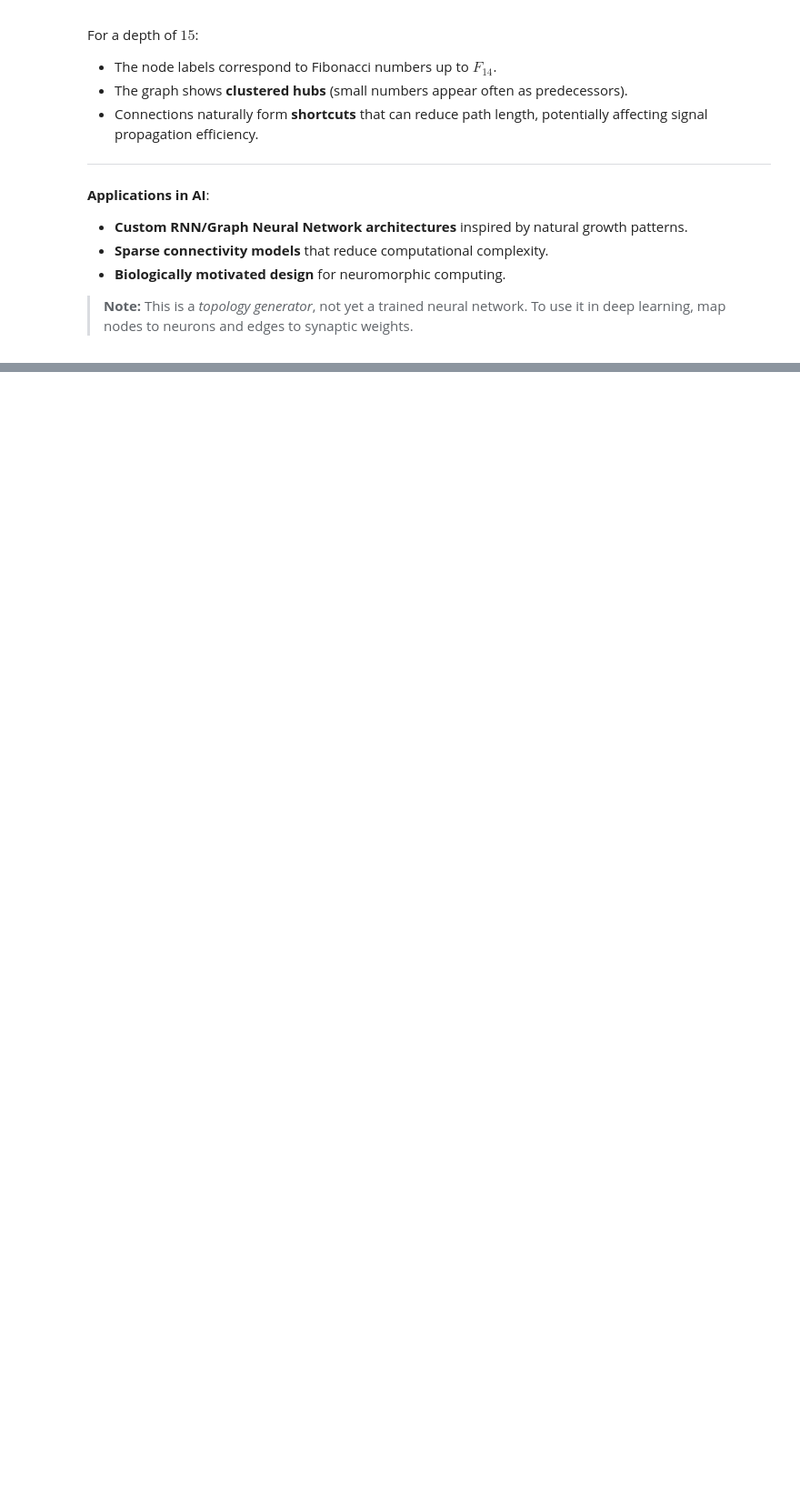
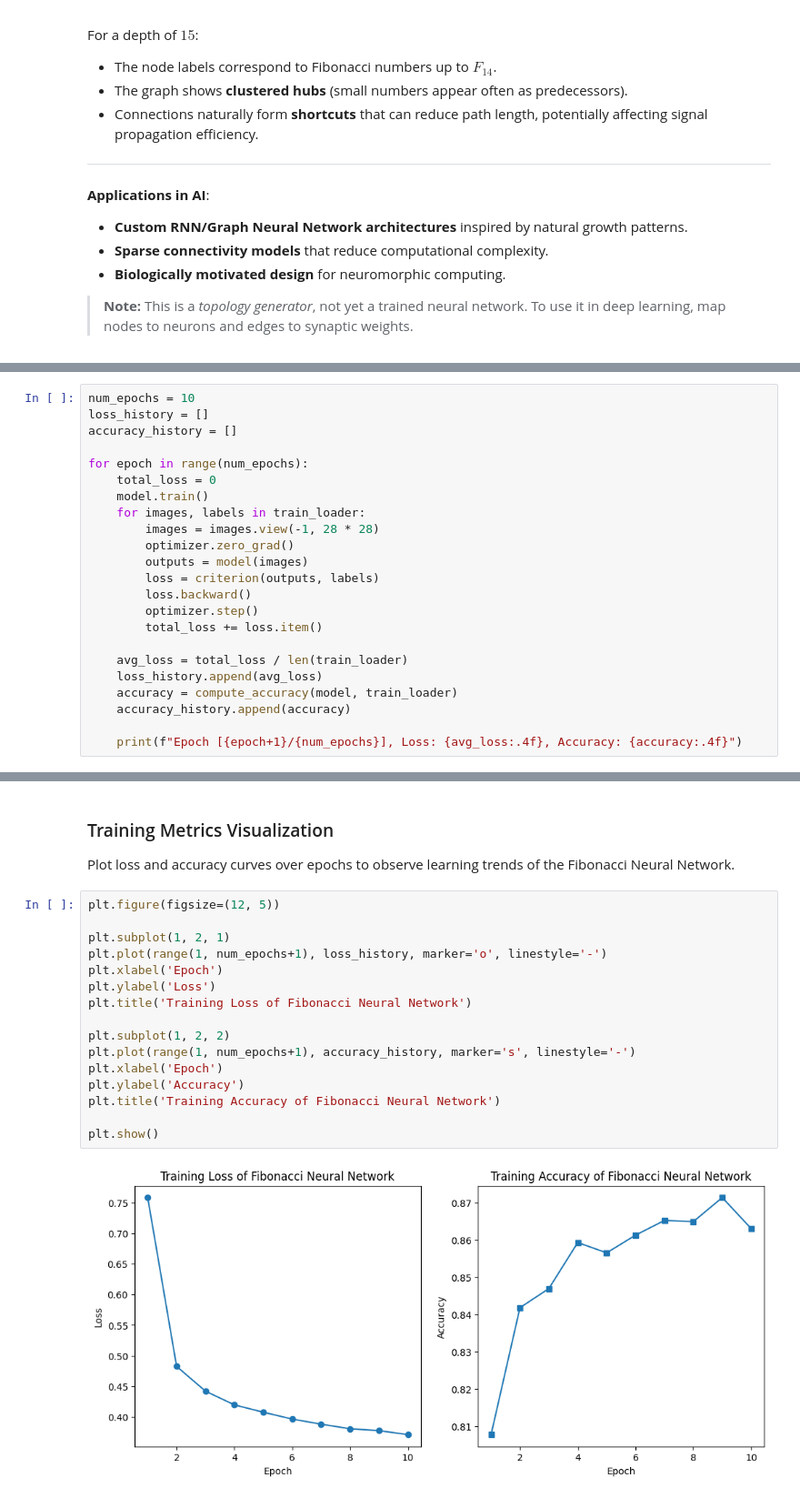
Before and after one commit to AElnamaki/FNN, a Jupyter notebook: FNN.ipynb, the cells around one changed output, grey strips where cells are left out. Shown at 91% size. Drawn from its saved outputs; the diff is of its cells as text; blank space fills up the shorter version.

```diff
--- a/FNN.ipynb
+++ b/FNN.ipynb
@@ -53,0 +244,23 @@ For a depth of $15$:
+# %%
+num_epochs = 10
+loss_history = []
+accuracy_history = []
+
+for epoch in range(num_epochs):
+    total_loss = 0
+    model.train()
+    for images, labels in train_loader:
+        images = images.view(-1, 28 * 28)
+        optimizer.zero_grad()
+        outputs = model(images)
+        loss = criterion(outputs, labels)
+        loss.backward()
+        optimizer.step()
+        total_loss += loss.item()
+
+    avg_loss = total_loss / len(train_loader)
+    loss_history.append(avg_loss)
+    accuracy = compute_accuracy(model, train_loader)
+    accuracy_history.append(accuracy)
+
+    print(f"Epoch [{epoch+1}/{num_epochs}], Loss: {avg_loss:.4f}, Accuracy: {accuracy:.4f}")
@@ -53,0 +278,22 @@ For a depth of $15$:
+# %% [markdown]
+### Training Metrics Visualization
+
+Plot loss and accuracy curves over epochs to observe learning trends of the Fibonacci Neural Network.
+# %%
+plt.figure(figsize=(12, 5))
+
+plt.subplot(1, 2, 1)
+plt.plot(range(1, num_epochs+1), loss_history, marker='o', linestyle='-')
+plt.xlabel('Epoch')
+plt.ylabel('Loss')
+plt.title('Training Loss of Fibonacci Neural Network')
+
+plt.subplot(1, 2, 2)
+plt.plot(range(1, num_epochs+1), accuracy_history, marker='s', linestyle='-')
+plt.xlabel('Epoch')
+plt.ylabel('Accuracy')
+plt.title('Training Accuracy of Fibonacci Neural Network')
+
+plt.show()
+# %% [output]
+[figure, added]
```
Also changed, not shown: parts of 16 cells of this notebook.
